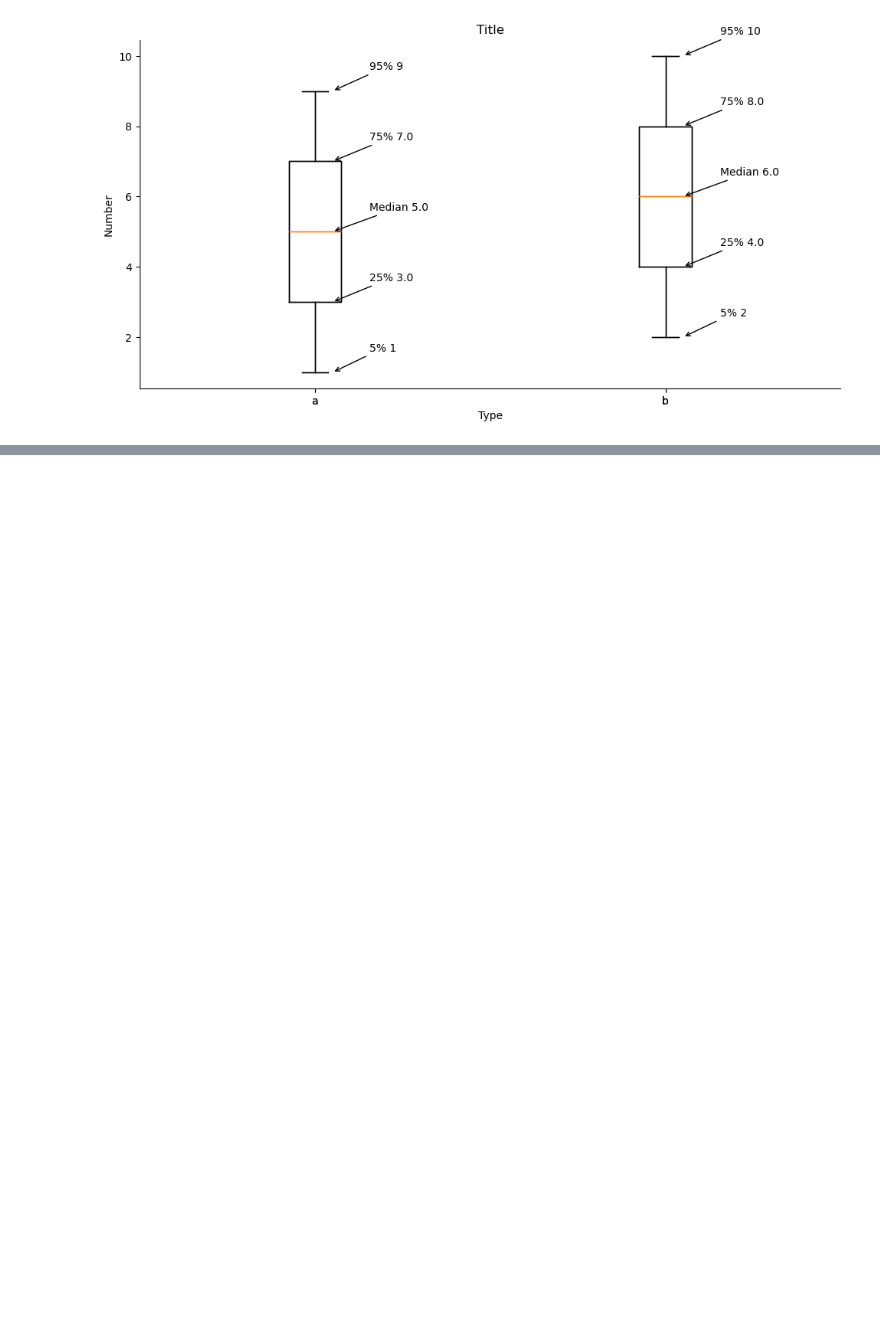
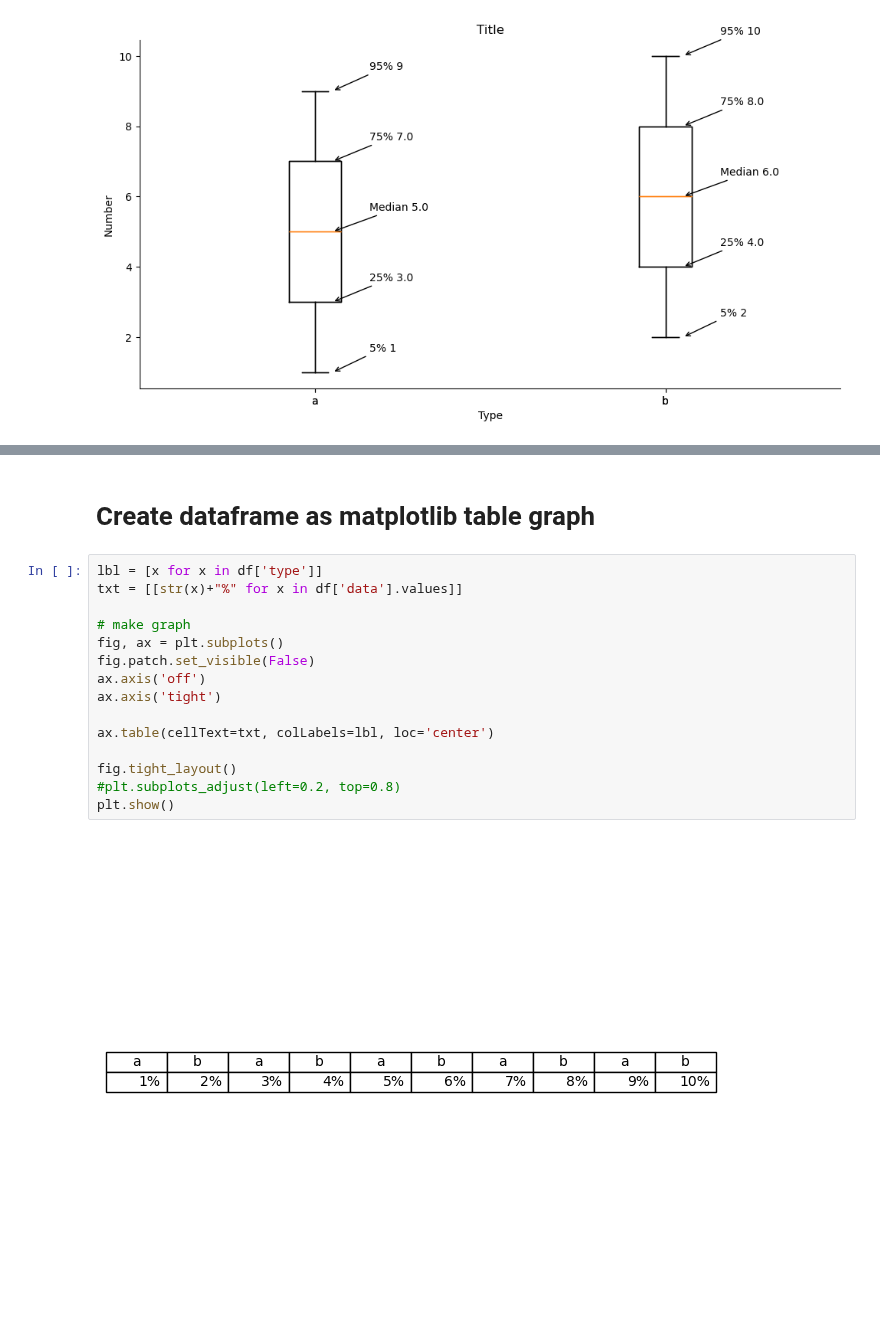
Before and after one commit to kcj-coding/Python-coding, a Jupyter notebook: df_and_graphs.ipynb, the cells around one changed output, grey strips where cells are left out. Cells and saved outputs as stored; diff of their text form; blank space fills up the shorter version.

```diff
--- a/df_and_graphs.ipynb
+++ b/df_and_graphs.ipynb
@@ -465,0 +496,19 @@ plt.show()
+# %% [markdown]
+# Create dataframe as matplotlib table graph
+# %%
+lbl = [x for x in df['type']]
+txt = [[str(x)+"%" for x in df['data'].values]]
+
+# make graph
+fig, ax = plt.subplots()
+fig.patch.set_visible(False)
+ax.axis('off')
+ax.axis('tight')
+
+ax.table(cellText=txt, colLabels=lbl, loc='center')
+
+fig.tight_layout()
+#plt.subplots_adjust(left=0.2, top=0.8)
+plt.show()
+# %% [output]
+[figure, added]
```
Also changed, not shown: parts of 3 cells of this notebook.
